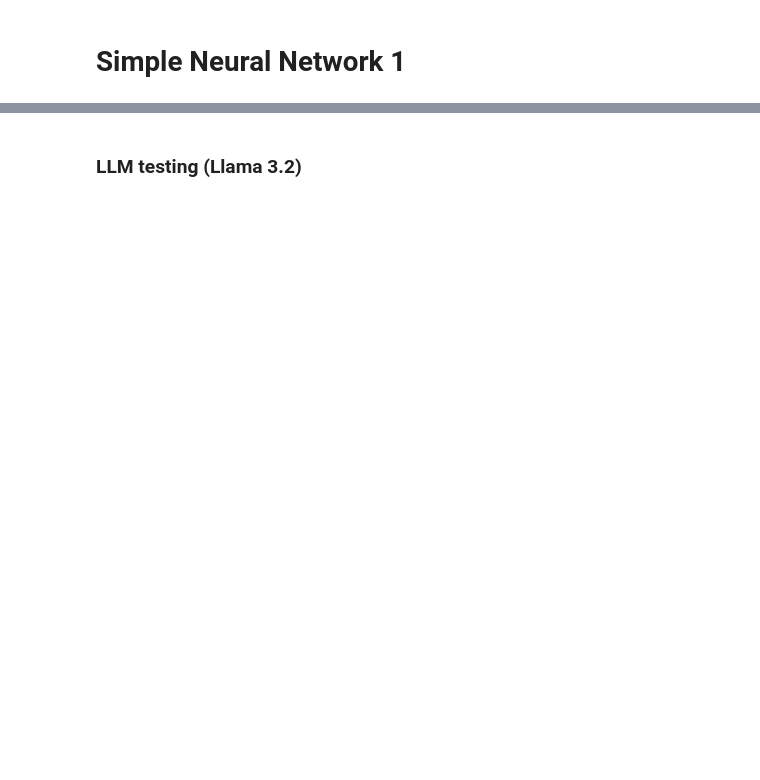
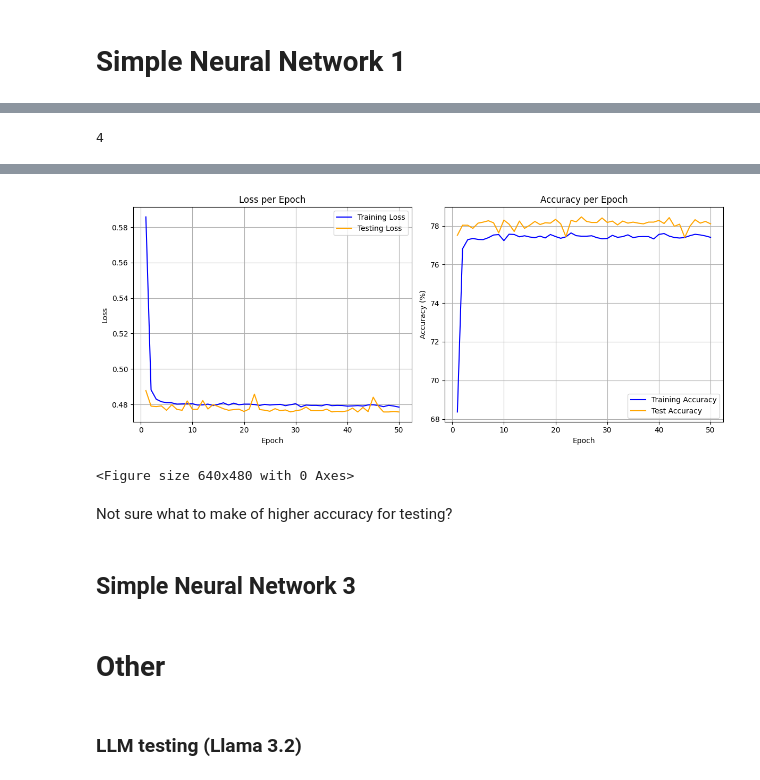
Before and after one commit to paranjaa/ece1508-student-depression-project, a Jupyter notebook: ECE1508_Project.ipynb, the cells around one changed output, grey strips where cells are left out. Drawn from its saved outputs; the diff is of its cells as text; code cells hidden in the pictures; blank space fills up the shorter version.

Commit message:
Added another simple neural network (doesn't improve much, but it is another step) Working on the LLM part afterwards

```diff
--- a/ECE1508_Project.ipynb
+++ b/ECE1508_Project.ipynb
@@ -568,0 +528,4 @@ Epoch [5/5] - Train Loss: 0.3521, Train Acc: 84.79% - Test Loss: 0.3724, Test Ac
+# %%
+df_2 = df_1[['Academic Pressure', 'Study Satisfaction', 'Work/Study Hours', 'Financial Stress', 'Depression']]
+
+df_2.info()
@@ -568,0 +545,59 @@ Epoch [5/5] - Train Loss: 0.3521, Train Acc: 84.79% - Test Loss: 0.3724, Test Ac
+# %%
+# just getting the basic numerical values for this one
+
+X = df_2.iloc[:, 0:-1].values # get everything except for the last column, done the cleanup
+y = df_2.iloc[:, -1].values   # only take the last one, since it has our label
+
+X_train, X_test, y_train, y_test = train_test_split(X, y, test_size=0.2, random_state=43)
+
+X_train = torch.tensor(X_train.astype(np.float32))
+X_test = torch.tensor(X_test.astype(np.float32))
+
+
+y_train = torch.tensor(y_train, dtype=torch.float32).view(-1, 1)
+y_test = torch.tensor(y_test, dtype=torch.float32).view(-1, 1)
+
+
+train_dataset = TensorDataset(X_train, y_train)
+test_dataset = TensorDataset(X_test, y_test)
+
+batch_size = 50
+
+train_loader = DataLoader(train_dataset, batch_size, shuffle=True)
+test_loader = DataLoader(test_dataset, batch_size, shuffle=False)
+
+X_train.size(1)
+# %% [output]
+4
+# %%
+class SimpleNN2(nn.Module):
+    def __init__(self):
+        super(SimpleNN2, self).__init__()
+        #even simpler network
+        self.model = nn.Sequential(
+            nn.Linear(4, 8),
+            nn.ReLU(),
+            nn.Linear(8, 6),
+            nn.ReLU(),
+            nn.Linear(6, 4),
+            nn.ReLU(),
+            nn.Linear(4, 2),
+            nn.ReLU(),
+            nn.Linear(2, 1),
+            nn.Sigmoid()
+        )
+
+
+    def forward(self, x):
+      return self.model(x)
+# %%
+model = SimpleNN2()
+loss_function = nn.BCELoss()
+optimizer = optim.Adam(model.parameters(), lr=0.001)
+num_epochs = 50
+
+device = torch.device("cuda" if torch.cuda.is_available() else "cpu")
+model.to(device)
+
+evaluate(model, train_loader, test_loader, loss_function, optimizer, num_epochs)
+# %% [output]
@@ -569,3 +621,11 @@ Epoch [5/5] - Train Loss: 0.3521, Train Acc: 84.79% - Test Loss: 0.3724, Test Ac
+[figure, added]
+<Figure size 640x480 with 0 Axes>
+# %% [markdown]
+Not sure what to make of higher accuracy for testing?
+# %% [markdown]
+## Simple Neural Network 3
+# %% [markdown]
+# Other
 # %%
 # Suggestions
 #precision recall, f1 score to improve loss
```
Also changed, not shown: parts of 26 cells of this notebook.
